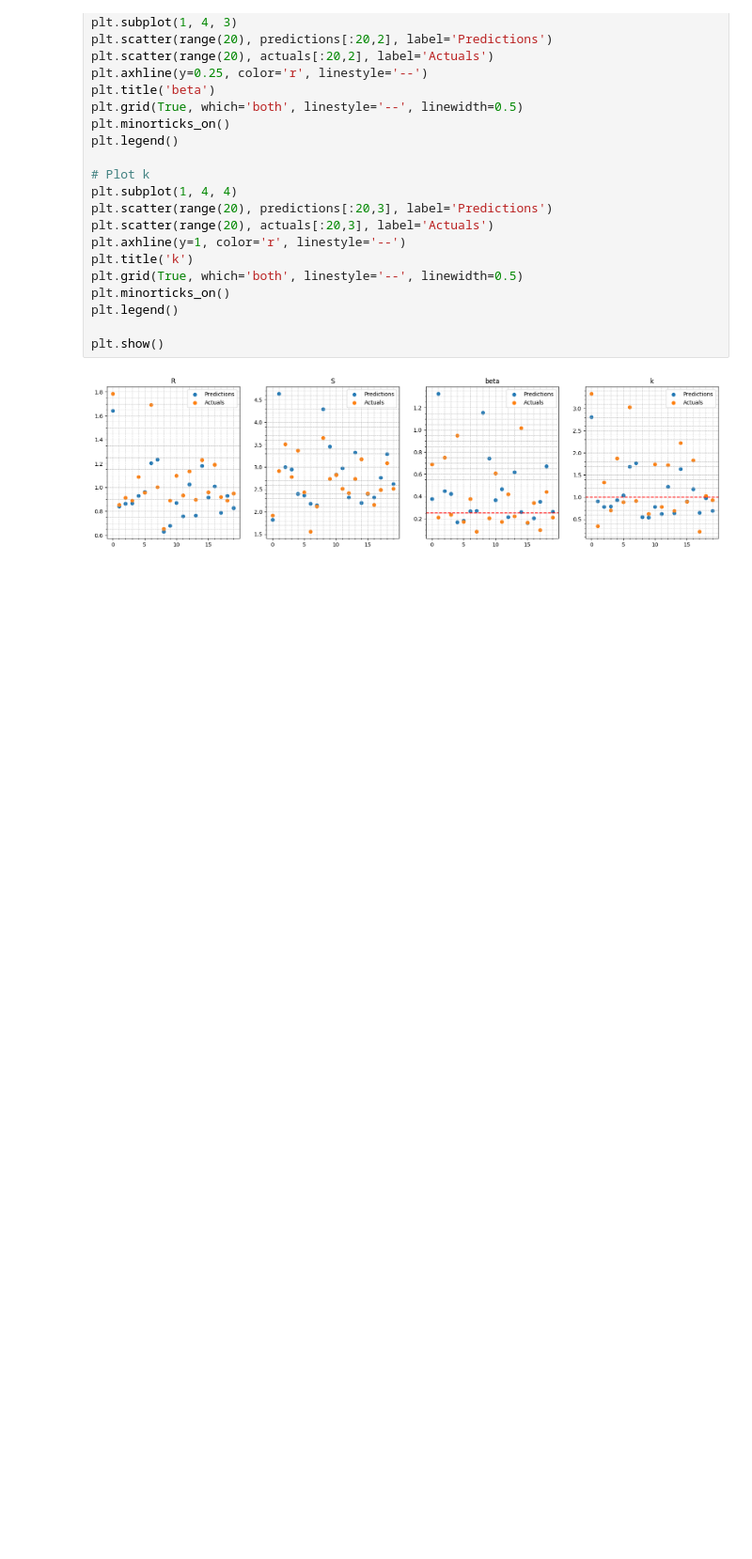
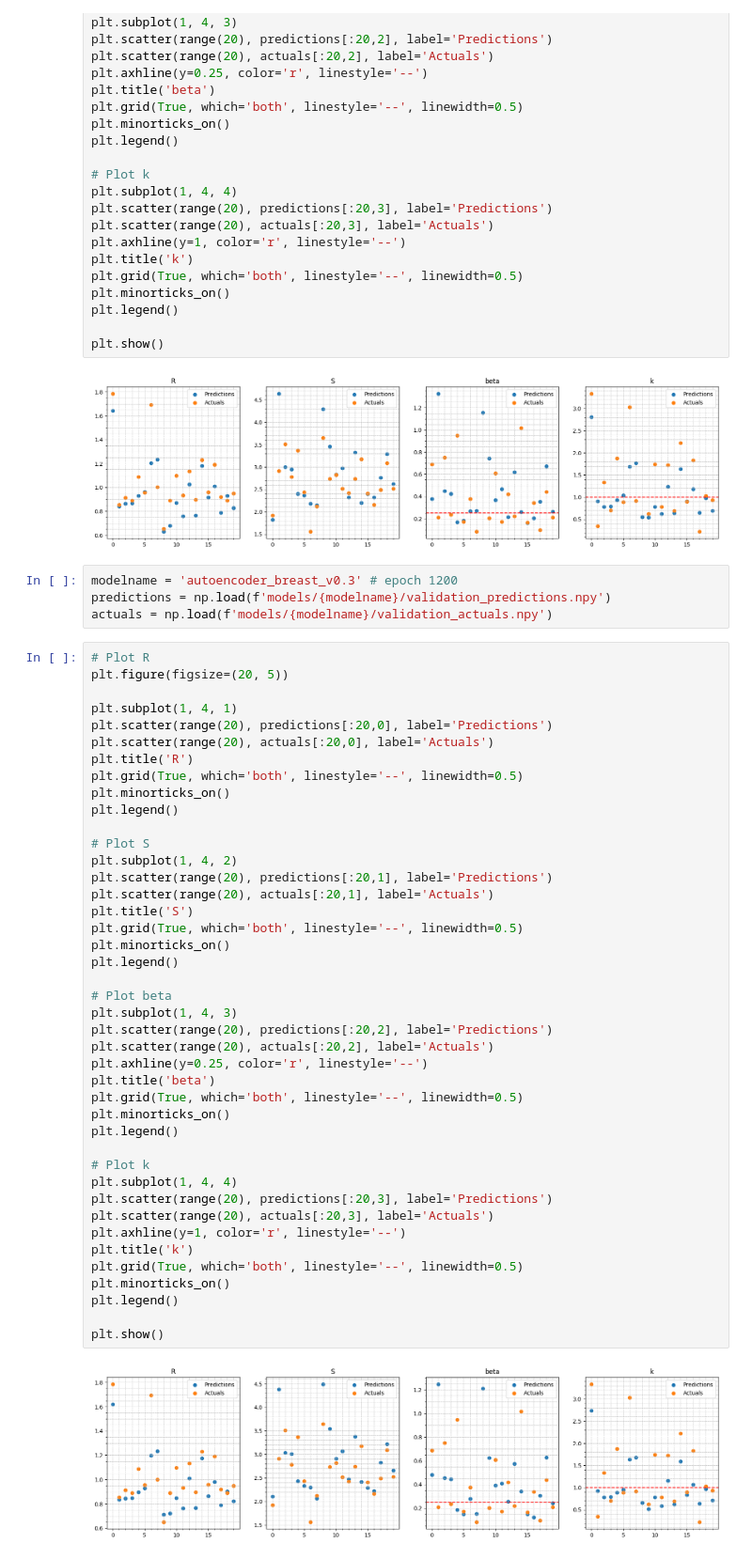
Before and after one commit to berenidur/env_recovery, a Jupyter notebook: code_python/test_outputs_v3.ipynb, the cells around one changed output. Shown at 94% size. Saved outputs shown, nothing was run; the diff lists cells and outputs as text; blank space fills up the shorter version.

Commit message:
autoencoder_breast_v0.3

```diff
--- a/code_python/test_outputs_v3.ipynb
+++ b/code_python/test_outputs_v3.ipynb
@@ -86,3 +78,51 @@ plt.legend()
 plt.show()
 # %% [output]
 [figure]
+# %%
+modelname = 'autoencoder_breast_v0.3' # epoch 1200
+predictions = np.load(f'models/{modelname}/validation_predictions.npy')
+actuals = np.load(f'models/{modelname}/validation_actuals.npy')
+# %%
+# Plot R
+plt.figure(figsize=(20, 5))
+
+plt.subplot(1, 4, 1)
+plt.scatter(range(20), predictions[:20,0], label='Predictions')
+plt.scatter(range(20), actuals[:20,0], label='Actuals')
+plt.title('R')
+plt.grid(True, which='both', linestyle='--', linewidth=0.5)
+plt.minorticks_on()
+plt.legend()
+
+# Plot S
+plt.subplot(1, 4, 2)
+plt.scatter(range(20), predictions[:20,1], label='Predictions')
+plt.scatter(range(20), actuals[:20,1], label='Actuals')
+plt.title('S')
+plt.grid(True, which='both', linestyle='--', linewidth=0.5)
+plt.minorticks_on()
+plt.legend()
+
+# Plot beta
+plt.subplot(1, 4, 3)
+plt.scatter(range(20), predictions[:20,2], label='Predictions')
+plt.scatter(range(20), actuals[:20,2], label='Actuals')
+plt.axhline(y=0.25, color='r', linestyle='--')
+plt.title('beta')
+plt.grid(True, which='both', linestyle='--', linewidth=0.5)
+plt.minorticks_on()
+plt.legend()
+
+# Plot k
+plt.subplot(1, 4, 4)
+plt.scatter(range(20), predictions[:20,3], label='Predictions')
+plt.scatter(range(20), actuals[:20,3], label='Actuals')
+plt.axhline(y=1, color='r', linestyle='--')
+plt.title('k')
+plt.grid(True, which='both', linestyle='--', linewidth=0.5)
+plt.minorticks_on()
+plt.legend()
+
+plt.show()
+# %% [output]
+[figure, added]
```
Also changed, not shown: parts of 3 cells of this notebook, 4 other files.
